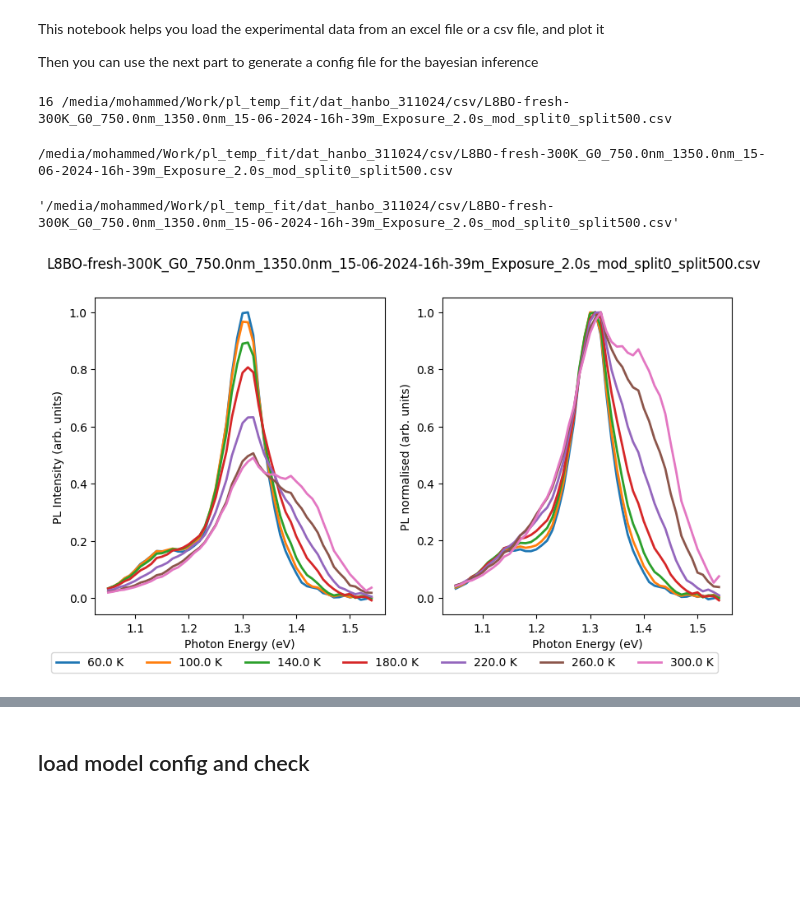
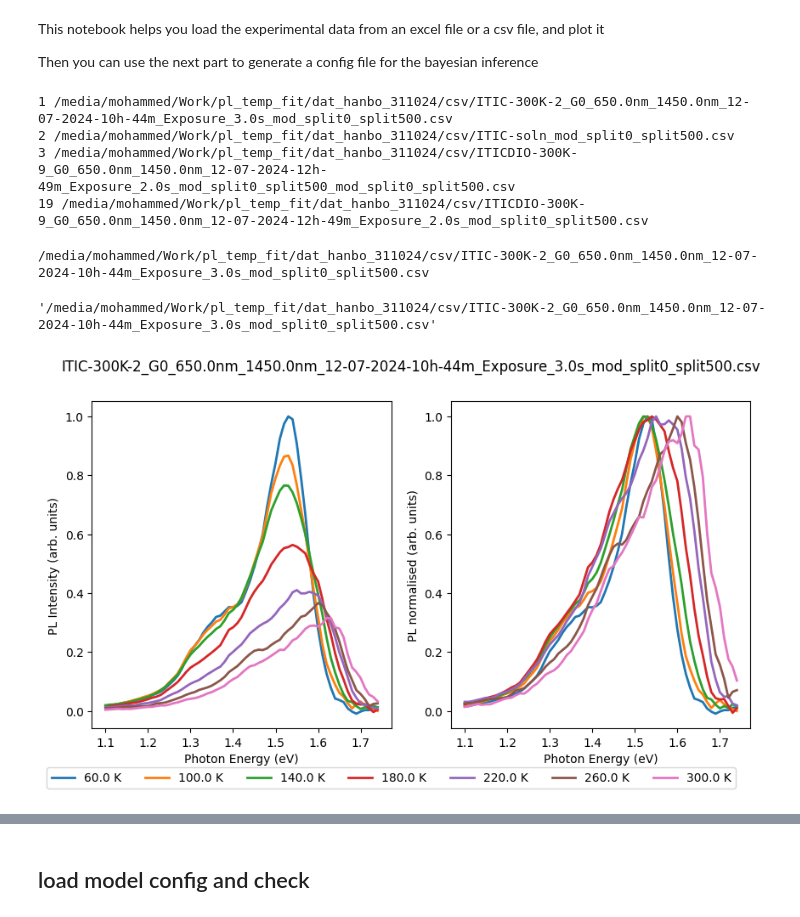
Before and after one commit to mohammedazzouzi15/pl_temp_fit, a Jupyter notebook: notebook/0_prepare_experimental_data_PL.ipynb, the cells around one changed output, grey strips where cells are left out. Saved outputs shown, nothing was run; the diff lists cells and outputs as text; code cells hidden in the pictures; blank space fills up the shorter version.

```diff
--- a/notebook/0_prepare_experimental_data_PL.ipynb
+++ b/notebook/0_prepare_experimental_data_PL.ipynb
@@ -56,24 +34,27 @@ for xlsx_file in xlsx_files:
 # %%
 # Read the experimental data available
 csv_files = list(exp_dataset_path.glob("*.csv"))
-string_to_find = "L8BO"
+string_to_find = "ITIC"
 for id, csv_file in enumerate(csv_files):
     if string_to_find in str(csv_file):
         print(id, csv_file)
 # %% [output]
-16 /media/mohammed/Work/pl_temp_fit/dat_hanbo_311024/csv/L8BO-fresh-300K_G0_750.0nm_1350.0nm_15-06-2024-16h-39m_Exposure_2.0s_mod_split0_split500.csv
+1 /media/mohammed/Work/pl_temp_fit/dat_hanbo_311024/csv/ITIC-300K-2_G0_650.0nm_1450.0nm_12-07-2024-10h-44m_Exposure_3.0s_mod_split0_split500.csv
+2 /media/mohammed/Work/pl_temp_fit/dat_hanbo_311024/csv/ITIC-soln_mod_split0_split500.csv
+3 /media/mohammed/Work/pl_temp_fit/dat_hanbo_311024/csv/ITICDIO-300K-9_G0_650.0nm_1450.0nm_12-07-2024-12h-49m_Exposure_2.0s_mod_split0_split500_mod_split0_split500.csv
+19 /media/mohammed/Work/pl_temp_fit/dat_hanbo_311024/csv/ITICDIO-300K-9_G0_650.0nm_1450.0nm_12-07-2024-12h-49m_Exposure_2.0s_mod_split0_split500.csv
 # %%
 # choose the data to be analysed
 # and plot them
 
-csv_name = csv_files[16]
+csv_name = csv_files[1]
 print(csv_name)
 Exp_data, temperature_list, hws = Exp_data_utils.read_data(csv_name)
 fig, ax = Exp_data_utils.plot_pl_data(
     Exp_data, temperature_list, hws, title=csv_name.name.split("/")[-1]
 )
 csv_name.absolute().as_posix()
 # %% [output]
-/media/mohammed/Work/pl_temp_fit/dat_hanbo_311024/csv/L8BO-fresh-300K_G0_750.0nm_1350.0nm_15-06-2024-16h-39m_Exposure_2.0s_mod_split0_split500.csv
+/media/mohammed/Work/pl_temp_fit/dat_hanbo_311024/csv/ITIC-300K-2_G0_650.0nm_1450.0nm_12-07-2024-10h-44m_Exposure_3.0s_mod_split0_split500.csv
-'/media/mohammed/Work/pl_temp_fit/dat_hanbo_311024/csv/L8BO-fresh-300K_G0_750.0nm_1350.0nm_15-06-2024-16h-39m_Exposure_2.0s_mod_split0_split500.csv'
+'/media/mohammed/Work/pl_temp_fit/dat_hanbo_311024/csv/ITIC-300K-2_G0_650.0nm_1450.0nm_12-07-2024-10h-44m_Exposure_3.0s_mod_split0_split500.csv'
-[figure, old version]
+[figure, new version]
```
Also changed, not shown: parts of 8 cells of this notebook, 13 other files.
